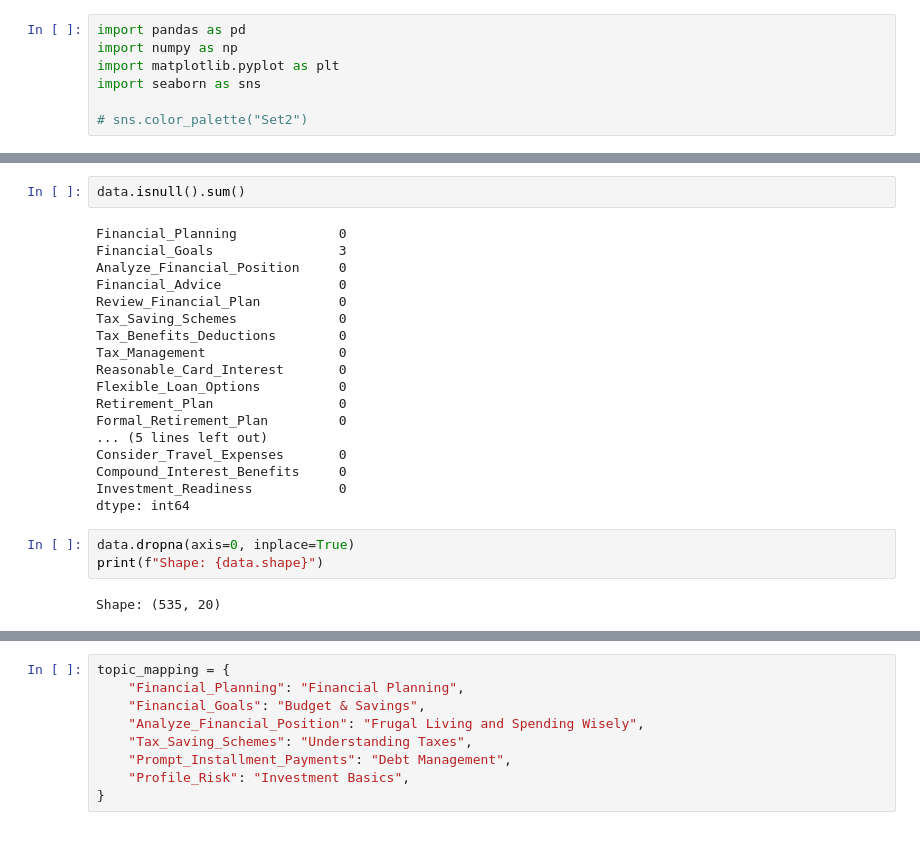
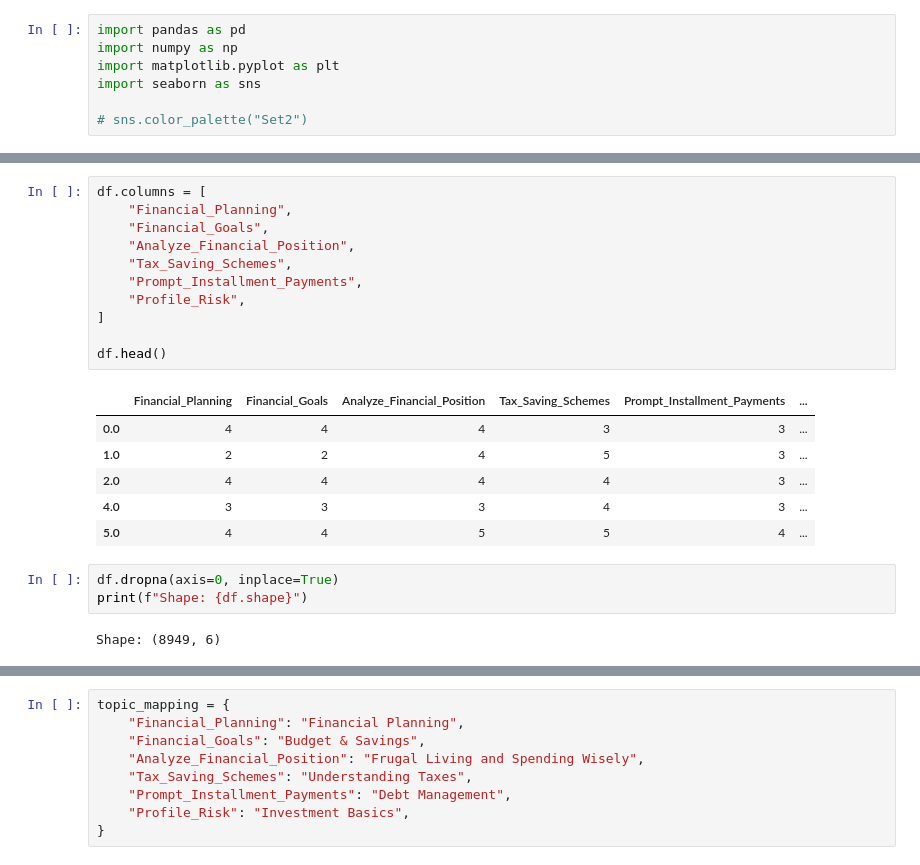
Before and after one commit to christiandarvs/SmartCents-Algorithm, a Jupyter notebook: algorithm.ipynb, the cells around one changed output, grey strips where cells are left out. Saved outputs shown, nothing was run; the diff lists cells and outputs as text.

```diff
--- a/algorithm.ipynb
+++ b/algorithm.ipynb
@@ -116,25 +20,23 @@ dtype: int64
-# %%
-data.isnull().sum()
-# %% [output]
-Financial_Planning             0
-Financial_Goals                3
-Analyze_Financial_Position     0
-Financial_Advice               0
-Review_Financial_Plan          0
-Tax_Saving_Schemes             0
-Tax_Benefits_Deductions        0
-Tax_Management                 0
-Reasonable_Card_Interest       0
-Flexible_Loan_Options          0
-Retirement_Plan                0
-Formal_Retirement_Plan         0
-... (5 lines left out)
-Consider_Travel_Expenses       0
-Compound_Interest_Benefits     0
-Investment_Readiness           0
-dtype: int64
+# %%
+df.columns = [
+    "Financial_Planning",
+    "Financial_Goals",
+    "Analyze_Financial_Position",
+    "Tax_Saving_Schemes",
+    "Prompt_Installment_Payments",
+    "Profile_Risk",
+]
+
+df.head()
+# %% [output]
+|  | Financial_Planning | Financial_Goals | Analyze_Financial_Position | Tax_Saving_Schemes | Prompt_Installment_Payments | ... |
+| 0.0 | 4 | 4 | 4 | 3 | 3 | ... |
+| 1.0 | 2 | 2 | 4 | 5 | 3 | ... |
+| 2.0 | 4 | 4 | 4 | 4 | 3 | ... |
+| 4.0 | 3 | 3 | 3 | 4 | 3 | ... |
+| 5.0 | 4 | 4 | 5 | 5 | 4 | ... |
 # %%
-data.dropna(axis=0, inplace=True)
-print(f"Shape: {data.shape}")
+df.dropna(axis=0, inplace=True)
+print(f"Shape: {df.shape}")
 # %% [output]
-Shape: (535, 20)
+Shape: (8949, 6)
```
Also changed, not shown: parts of 47 cells of this notebook, 3 other files.
